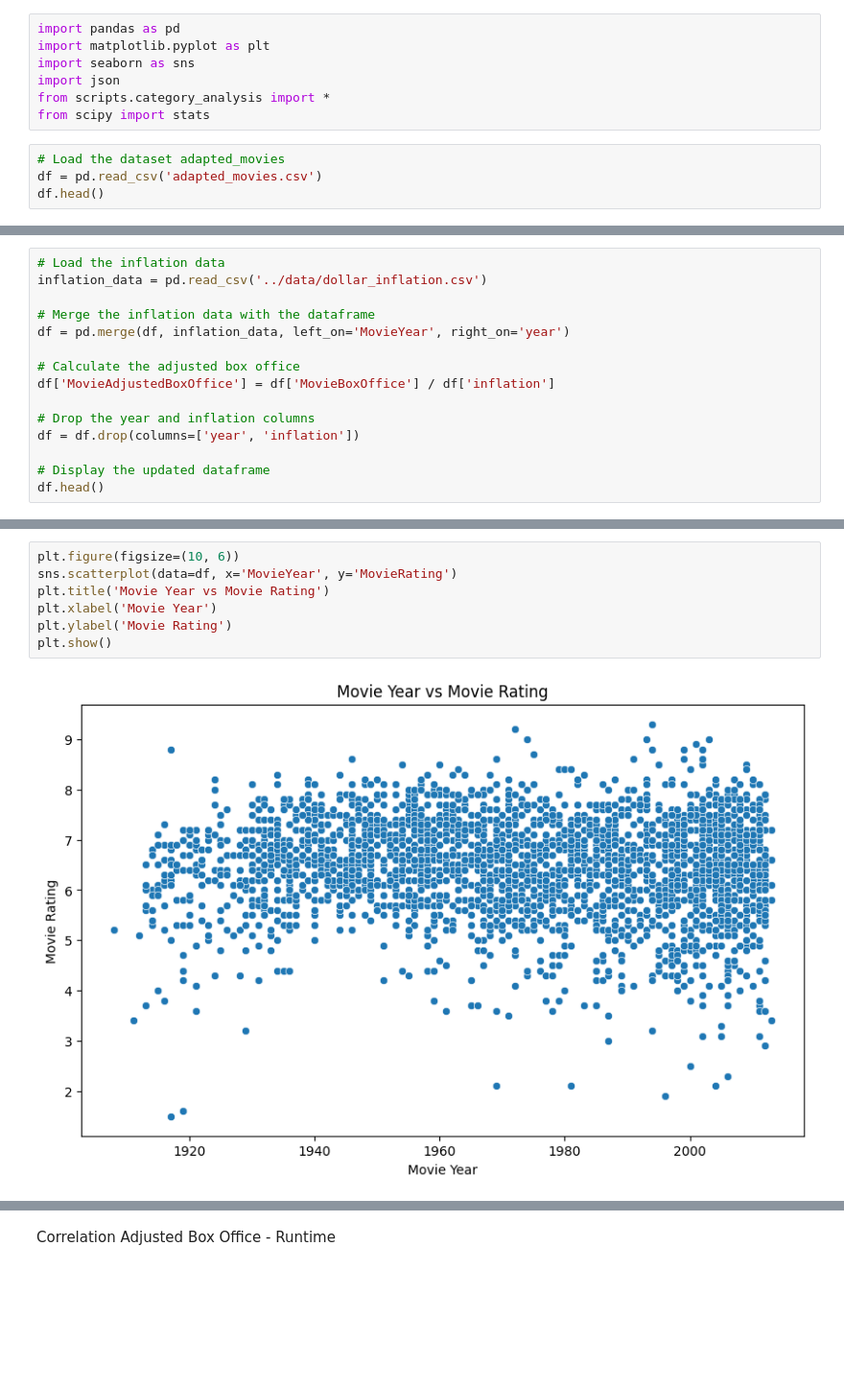
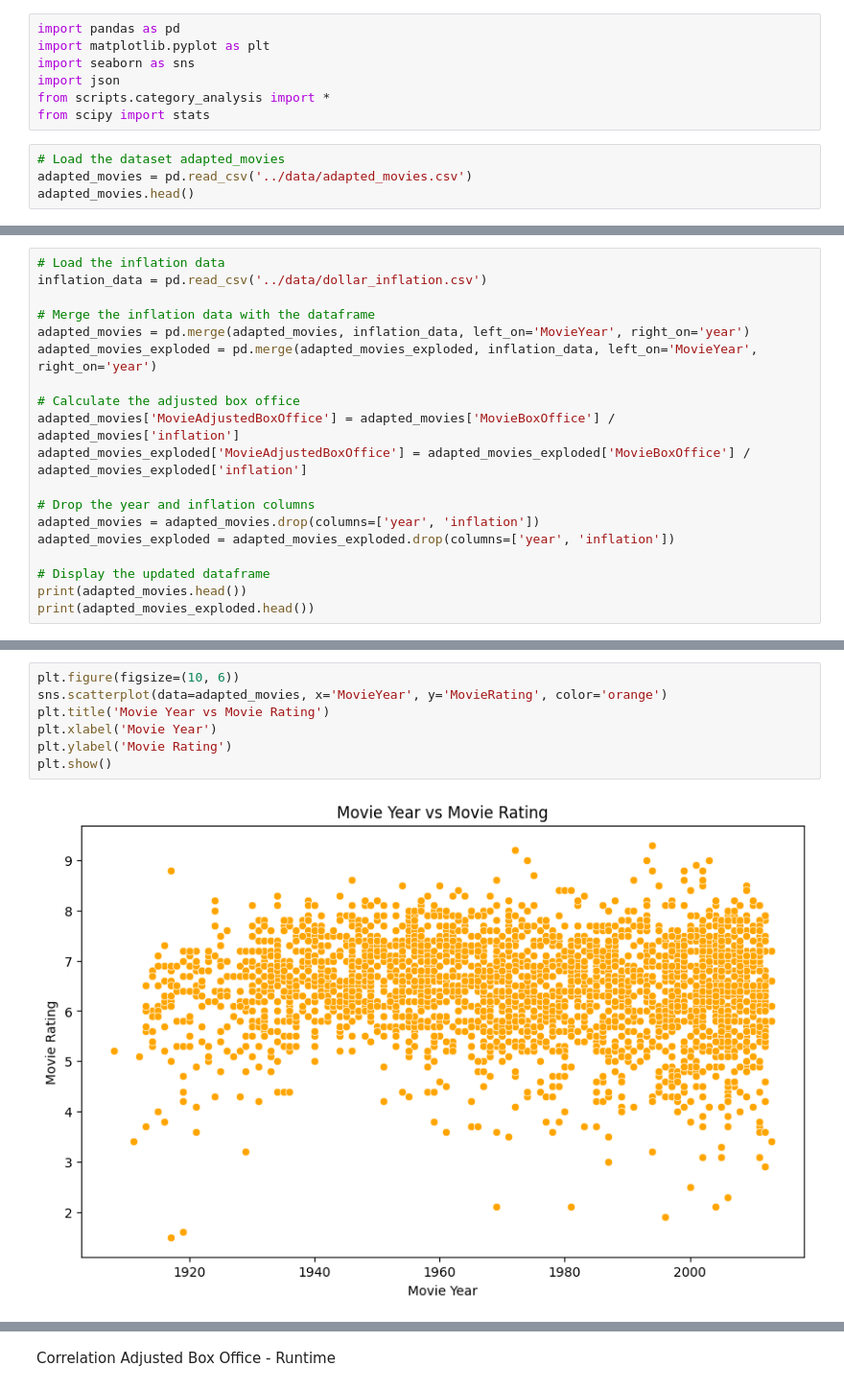
Before and after one commit to epfl-ada/ada-2024-project-padamalgame, a Jupyter notebook: src/adaptation_success_analysis.ipynb, the cells around one changed output, grey strips where cells are left out. Shown at 96% size. Saved outputs shown, nothing was run; the diff lists cells and outputs as text; blank space fills up the shorter version.

```diff
--- a/src/adaptation_success_analysis.ipynb
+++ b/src/adaptation_success_analysis.ipynb
@@ -11,8 +11,8 @@ from scripts.category_analysis import *
 from scipy import stats
 # %%
 # Load the dataset adapted_movies
-df = pd.read_csv('adapted_movies.csv')
-df.head()
+adapted_movies = pd.read_csv('../data/adapted_movies.csv')
+adapted_movies.head()
 # %% [output]
 |  | wikipedia_id | MovieName | MovieYear | MovieBoxOffice | MovieRuntime | MovieLanguage | MovieCountries | ... |
 | 0 | 5954041 | The Fairylogue and Radio-Plays | 1908 | NaN | 120.0 | English Language | United States of America | ... |
@@ -25,14 +36,18 @@ df.head()
 inflation_data = pd.read_csv('../data/dollar_inflation.csv')
 
 # Merge the inflation data with the dataframe
-df = pd.merge(df, inflation_data, left_on='MovieYear', right_on='year')
+adapted_movies = pd.merge(adapted_movies, inflation_data, left_on='MovieYear', right_on='year')
+adapted_movies_exploded = pd.merge(adapted_movies_exploded, inflation_data, left_on='MovieYear', right_on='year')
 
 # Calculate the adjusted box office
-df['MovieAdjustedBoxOffice'] = df['MovieBoxOffice'] / df['inflation']
+adapted_movies['MovieAdjustedBoxOffice'] = adapted_movies['MovieBoxOffice'] / adapted_movies['inflation']
+adapted_movies_exploded['MovieAdjustedBoxOffice'] = adapted_movies_exploded['MovieBoxOffice'] / adapted_movies_exploded['inflation']
 
 # Drop the year and inflation columns
-df = df.drop(columns=['year', 'inflation'])
+adapted_movies = adapted_movies.drop(columns=['year', 'inflation'])
+adapted_movies_exploded = adapted_movies_exploded.drop(columns=['year', 'inflation'])
 
 # Display the updated dataframe
-df.head()
+print(adapted_movies.head())
+print(adapted_movies_exploded.head())
 # %% [output]
@@ -81,11 +107,11 @@ plt.show()
 # %%
 plt.figure(figsize=(10, 6))
-sns.scatterplot(data=df, x='MovieYear', y='MovieRating')
+sns.scatterplot(data=adapted_movies, x='MovieYear', y='MovieRating', color='orange')
 plt.title('Movie Year vs Movie Rating')
 plt.xlabel('Movie Year')
 plt.ylabel('Movie Rating')
 plt.show()
 # %% [output]
-[figure, old version]
+[figure, new version]
 # %%
 plt.figure(figsize=(10, 6))
```
Also changed, not shown: parts of 15 cells of this notebook, 3 other files.
